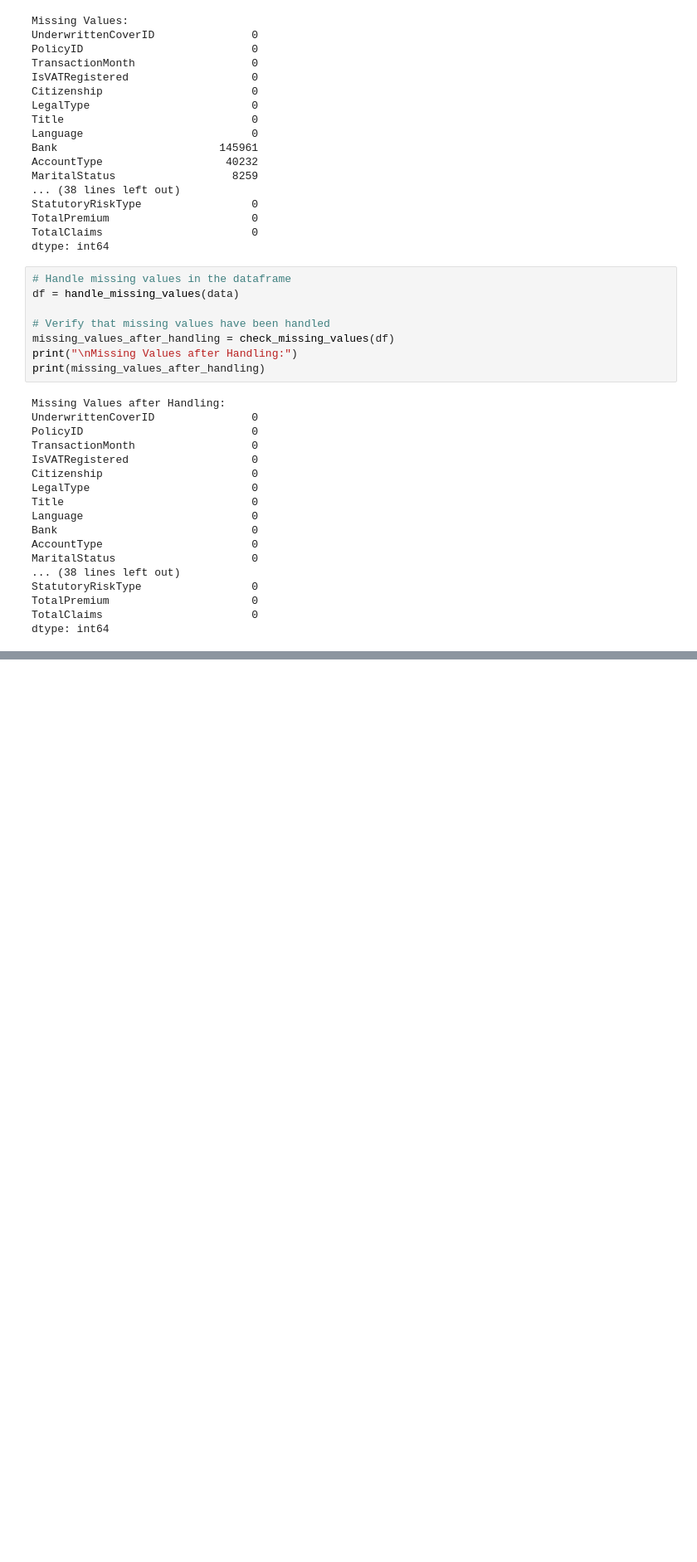
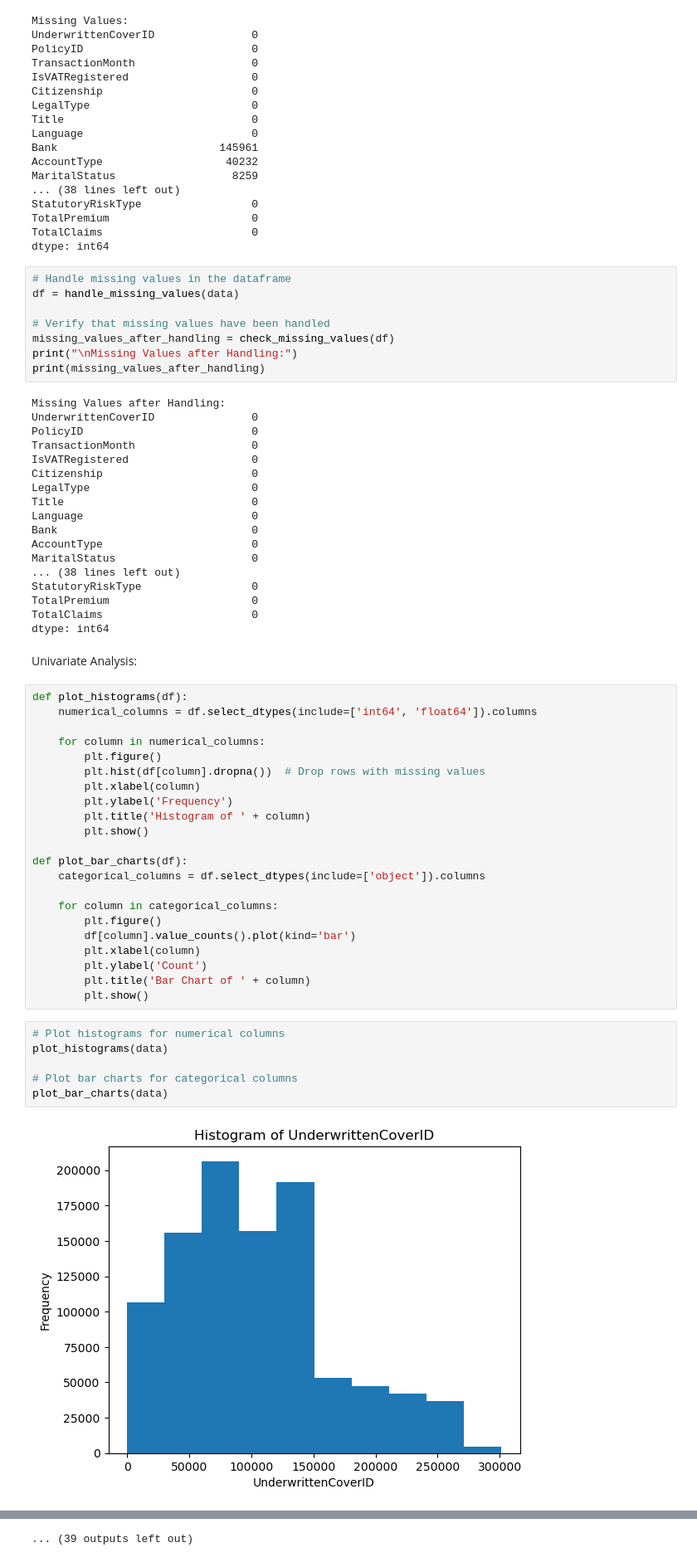
Before and after one commit to jodahe1/ACIS, a Jupyter notebook: Task-1/DataCleaning.ipynb, the cells around one changed output, grey strips where cells are left out. Shown at 83% size. Saved outputs shown, nothing was run; the diff lists cells and outputs as text; blank space fills up the shorter version.

Commit message:
Univariate Analysis:
histograms and bar chart added to show the Univariate analysis to look the distribution of the data

```diff
--- a/Task-1/DataCleaning.ipynb
+++ b/Task-1/DataCleaning.ipynb
@@ -185,3 +185,35 @@ StatutoryRiskType                 0
 TotalPremium                      0
 TotalClaims                       0
 dtype: int64
+# %% [markdown]
+Univariate Analysis:
+# %%
+def plot_histograms(df):
+    numerical_columns = df.select_dtypes(include=['int64', 'float64']).columns
+
+    for column in numerical_columns:
+        plt.figure()
+        plt.hist(df[column].dropna())  # Drop rows with missing values
+        plt.xlabel(column)
+        plt.ylabel('Frequency')
+        plt.title('Histogram of ' + column)
+        plt.show()
+
+def plot_bar_charts(df):
+    categorical_columns = df.select_dtypes(include=['object']).columns
+
+    for column in categorical_columns:
+        plt.figure()
+        df[column].value_counts().plot(kind='bar')
+        plt.xlabel(column)
+        plt.ylabel('Count')
+        plt.title('Bar Chart of ' + column)
+        plt.show()
+# %%
+# Plot histograms for numerical columns
+plot_histograms(data)
+
+# Plot bar charts for categorical columns
+plot_bar_charts(data)
+# %% [output]
+[figure, added]
@@ -187,0 +231 @@ dtype: int64
+... (39 outputs left out)
```
Also changed, not shown: parts of 1 cell of this notebook.
